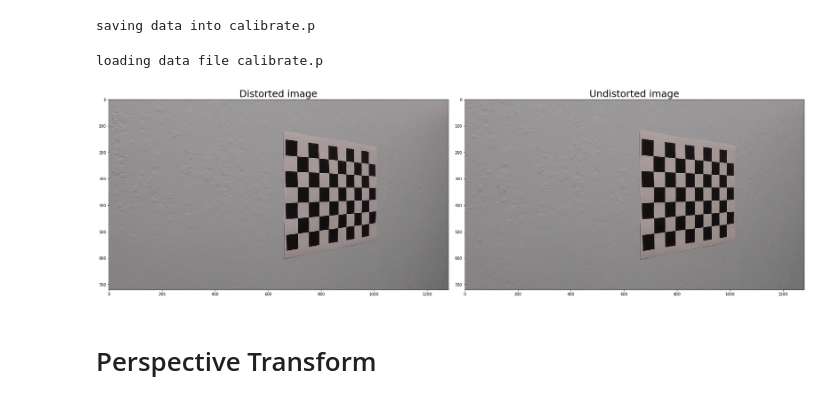
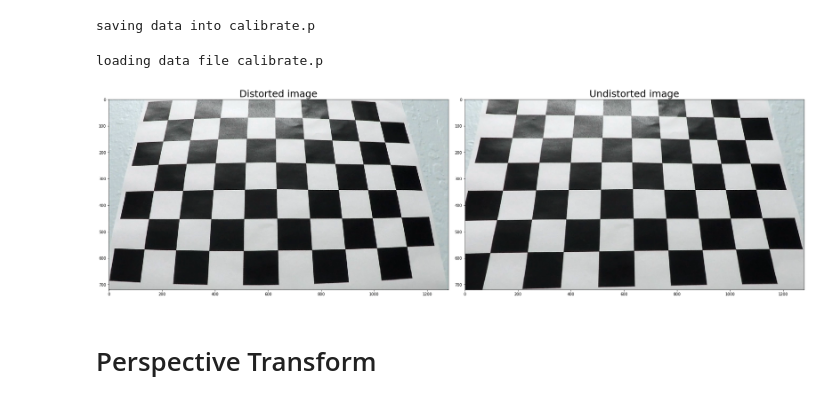
Before and after one commit to zacharyz/sdc-p4, a Jupyter notebook: Advanced-Lane-Lines.ipynb, the cells around one changed output. Saved outputs shown, nothing was run; the diff lists cells and outputs as text; code cells hidden in the pictures.

```diff
--- a/Advanced-Lane-Lines.ipynb
+++ b/Advanced-Lane-Lines.ipynb
@@ -107,29 +107,29 @@ saving data into calibrate.p
 # %%
 new_cal = Calibrate()
 new_cal.load()
 
 
 # displays original and undistorted images
 # receives as input a calibration object and path to image
 def debug_undistort(cal, img):
 
     image = cv2.imread(img)
     cal_image = new_cal.undistort_image(image)
 
     f, (ax1, ax2) = plt.subplots(1, 2, figsize=(25, 9))
     f.tight_layout()
     ax1.imshow(image)
     ax1.set_title('Distorted image', fontsize=25)
     ax2.imshow(cal_image)
     ax2.set_title('Undistorted image', fontsize=25)
     plt.subplots_adjust(left=0., right=1, top=0.9, bottom=0.)
 
-cal2 = './camera_cal/calibration8.jpg'
+cal2 = './camera_cal/calibration3.jpg'
 
 debug_undistort(new_cal, cal2)
 # %% [output]
 loading data file calibrate.p
-[figure, old version]
+[figure, new version]
 # %% [markdown]
 # Perspective Transform
 # %%
```
Also changed, not shown: parts of 1 cell of this notebook, 8 other files.
